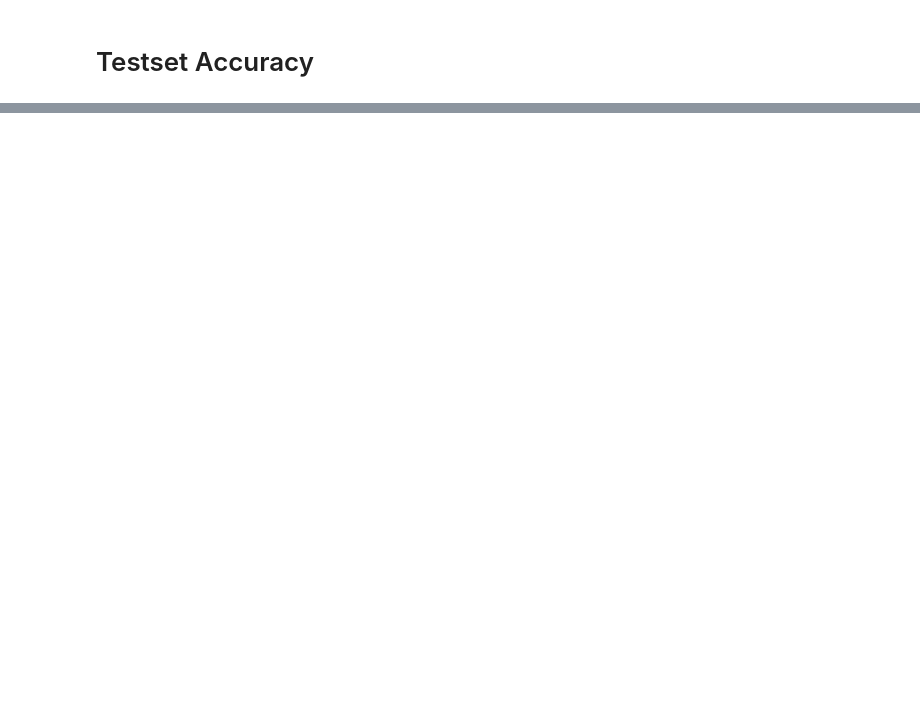
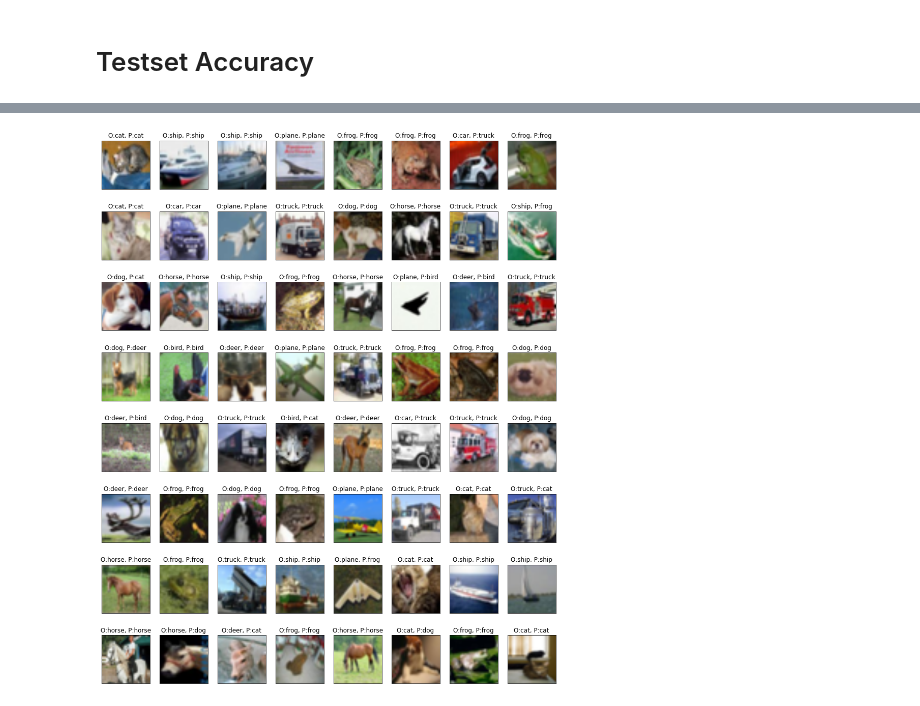
Before and after one commit to gauravc-14/deep-with-cnn, a Jupyter notebook: Paper 1/AlexNet.ipynb, the cells around one changed output, grey strips where cells are left out. Saved outputs shown, nothing was run; the diff lists cells and outputs as text; code cells hidden in the pictures; blank space fills up the shorter version.

```diff
--- a/Paper 1/AlexNet.ipynb
+++ b/Paper 1/AlexNet.ipynb
@@ -113,0 +209,29 @@ print(f" Testing Accuracy: {test_acc:.3f}")
+# %%
+classes_correct = np.zeros(10)
+classes_sample = np.zeros(10)
+correct = 0
+test_pred = []
+with torch.no_grad():
+
+    for x_test, y_test in test_loader:
+        x_test = x_test.to(device)
+        y_test = y_test.to(device)
+        outputs = model(x_test)
+
+        _, predicted = torch.max(outputs, 1)
+        correct += (predicted == y_test).sum().item()
+
+        for i in range(y_test.shape[0]):
+            label = y_test[i]
+            pred = predicted[i]
+            test_pred.append(pred.item())
+            if (pred == label):
+                classes_correct[label] += 1 #No. of correct prediction of a particular object
+            classes_sample[label] += 1 #Total No. of a particular object
+
+    correct/=len(test_loader.dataset)
+    print(f"Total Accuracy: {correct:.5f}")
+    print('')
+
+    for i in range(10):
+        print(f"Accuracy of {classes[i]} : {classes_correct[i]/classes_sample[i]:.5f} ")
@@ -113,0 +251,12 @@ print(f" Testing Accuracy: {test_acc:.3f}")
+# %%
+images, labels = next(iter(test_loader))
+
+fig = plt.figure(figsize = (16, 20))
+
+for i in range(64):
+    subplt = fig.add_subplot(8, 8, i+1, xticks=[], yticks=[])
+    img = images[i]/2 + 0.5
+    plt.imshow(np.transpose(img, (1, 2, 0)))
+    subplt.set_title(f"O:{classes[labels[i]]}, P:{classes[test_pred[i]]}")
+# %% [output]
+[figure, added]
```
Also changed, not shown: parts of 17 cells of this notebook.
